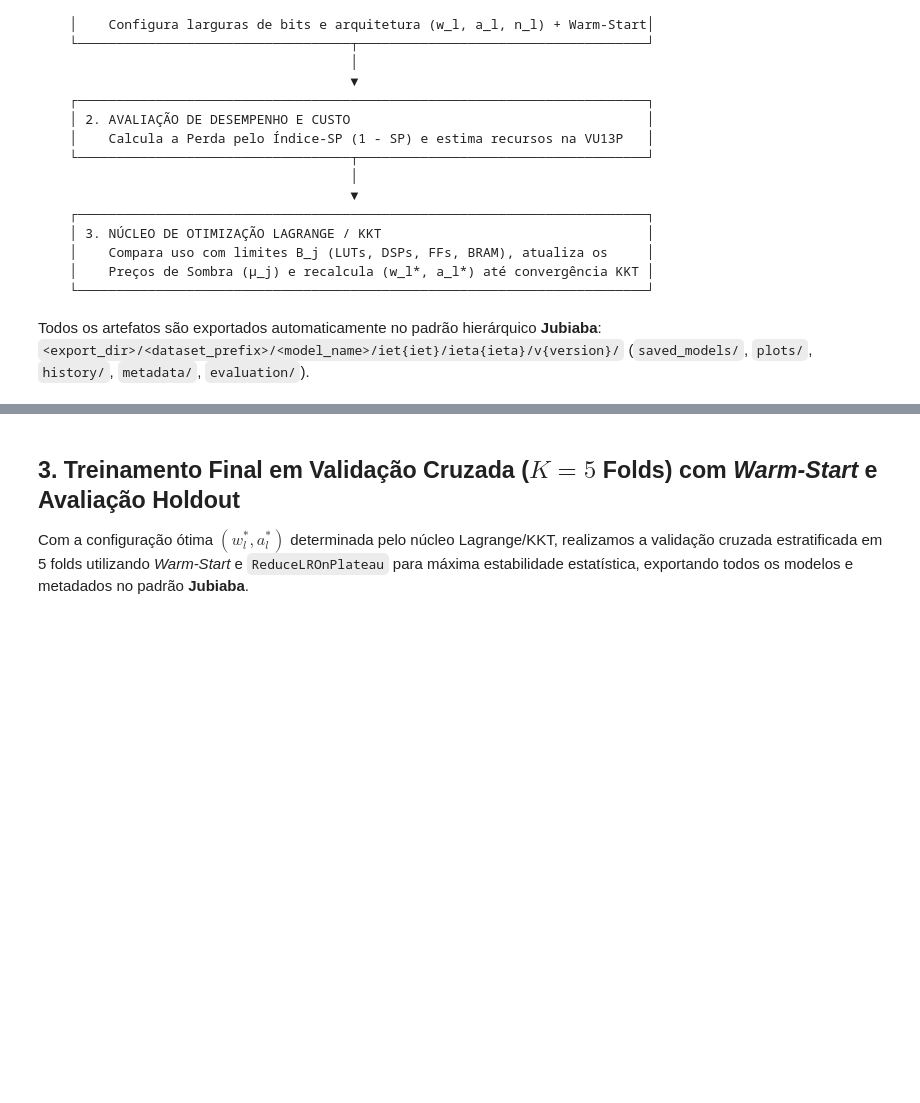
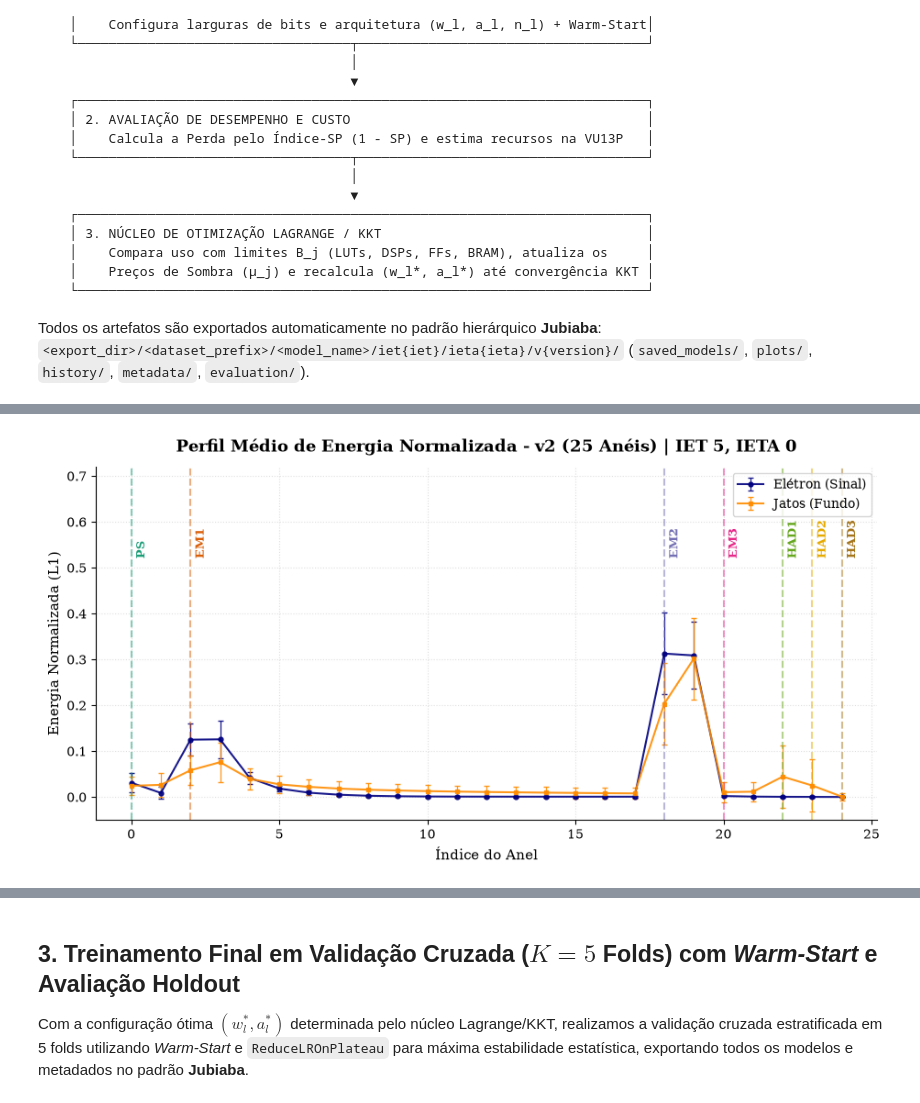
Before and after one commit to Felipe-Freire/cnn-optimization, a Jupyter notebook: notebooks/01_quantized_cnn1d_optimization.ipynb, the cells around one changed output, grey strips where cells are left out. Drawn from its saved outputs; the diff is of its cells as text; code cells hidden in the pictures; blank space fills up the shorter version.

```diff
--- a/notebooks/01_quantized_cnn1d_optimization.ipynb
+++ b/notebooks/01_quantized_cnn1d_optimization.ipynb
@@ -220,0 +118,99 @@ Em cada iteração $t$:
+# %%
+# ==============================================================================
+# PARÂMETROS GLOBAIS DO EXPERIMENTO
+# ==============================================================================
+EXPORT_DIR = os.path.join(repo_root, "results")
+DATASET_PREFIX = "mc21_13p6TeV.Zee.JF17.2sigma.5M"
+MODEL_NAME = "QCNN1D_KKT"
+IET = 5
+IETA = 0
+VERSION = 2        # 0 (100 anéis), 1 (50 anéis), ou 2 (25 anéis)
+N_SPLITS = 5       # Folds para validação cruzada
+EPOCHS_CV = 25     # Épocas por fold com Warm-Start e ReduceLROnPlateau
+QAT_EPOCHS = 8     # Épocas de QAT por candidato no laço de alocação
+
+# Dados: diretório com os arquivos <DATASET_PREFIX>.et<IET>_eta<IETA>.h5 (variável RINGER_DATA_DIR)
+DATA_DIR = os.environ.get("RINGER_DATA_DIR", os.path.join(repo_root, "data"))
+
+# Precisões fixas neste laço: entrada sem sinal ufixed<8,0> e ReLUs de 8 bits
+INPUT_BITS = 8
+ACT_BITS = {"conv1d_1": 8, "dense_1": 8}
+
+# Critério de seleção: menor custo cujo SP de validação fica no máximo 0,1 p.p. abaixo do 8 bits uniforme
+SP_TOLERANCE = 1e-3
+MAX_BUDGET_STEPS = 8      # passos da bisseção no orçamento de LUT
+BUDGET_REL_TOL = 0.03     # para quando o intervalo de orçamento fica abaixo de 3 %
+INSTANCE_FRACTION = 0.01  # teto: 1 % de cada recurso da VU13P
+
+cfg_versao = CONFIG_VERSOES[VERSION]
+input_dim = cfg_versao["input_dim"]
+kernel_size = cfg_versao["kernel"]
+num_filters = cfg_versao["filters"]
+dense_units = cfg_versao["dense_units"]
+
+# Teto da instância: 1 % do chip por recurso, dividido pela margem do modelo de custo calibrado
+COST_MODEL = get_cost_model()
+VU13P_INSTANCE_BUDGET = get_vu13p_budget(
+    {k: INSTANCE_FRACTION for k in VU13P_LIMITS}, margins=COST_MODEL.margins
+)
+
+df_vu13p = pd.DataFrame([
+    {
+        "Recurso FPGA (VU13P)": k,
+        "Capacidade Total Chip (Tabela 15)": f"{VU13P_LIMITS[k]:,.0f}",
+        "1 % do Chip": f"{INSTANCE_FRACTION * VU13P_LIMITS[k]:,.0f}",
+        "Margem do Modelo de Custo": f"{COST_MODEL.margins.get(k, 0.0) * 100:.1f} %",
+        "Orçamento da Instância (B_j)": f"{VU13P_INSTANCE_BUDGET[k]:,.0f}",
+    }
+    for k in VU13P_LIMITS.keys()
+])
+display(df_vu13p)
+
+exporter = ArtifactExporter(
+    export_dir=EXPORT_DIR,
+    dataset_prefix=DATASET_PREFIX,
+    model_name=MODEL_NAME,
+    iet=IET,
+    ieta=IETA,
+    version=VERSION,
+)
+
+data_path = os.path.join(DATA_DIR, f"{DATASET_PREFIX}.et{IET}_eta{IETA}.h5")
+df_loaded = pd.read_hdf(data_path, key="data")
+
+ring_columns = sorted(
+    [col for col in df_loaded.columns if col.startswith("trig_L2_cl_ring_")],
+    key=lambda x: int(x.split("_")[-1]),
+)
+signal_df = df_loaded[df_loaded["target"] == 1][ring_columns]
+background_df = df_loaded[df_loaded["target"] == 0][ring_columns]
+ns = min(len(signal_df), len(background_df))
+
+sig_sliced, estrutura_v = slice_rings_by_version(signal_df.values[:ns], VERSION)
+bkg_sliced, _ = slice_rings_by_version(background_df.values[:ns], VERSION)
+sig_normed = norm1(sig_sliced)
+bkg_normed = norm1(bkg_sliced)
+
+print(f"Total de eventos balanceados: {ns * 2:,} ({ns:,} Elétrons / {ns:,} Jatos)")
+print(f"Estrutura das camadas em v{VERSION} ({input_dim} anéis): {estrutura_v}")
+
+# Visualização 1: Perfil Médio de Energia por Camada
+plot_rings_profile(
+    sig_normed=sig_normed,
+    bkg_normed=bkg_normed,
+    estrutura=estrutura_v,
+    version=VERSION,
+    iet=IET,
+    ieta=IETA,
+    save_path=exporter.get_plot_path(f"rings_profile_v{VERSION}.png"),
+    show=True,
+)
+
+X_all = np.vstack([sig_normed, bkg_normed]).astype(np.float32)
+y_all = np.concatenate([np.ones(ns, dtype=np.float32), np.zeros(ns, dtype=np.float32)])
+
+X_dev, X_holdout, y_dev, y_holdout = train_test_split(
+    X_all, y_all, test_size=0.20, stratify=y_all, random_state=SEED
+)
+print(f"Conjunto de Desenvolvimento (CV): {X_dev.shape} | Conjunto Holdout Isolado: {X_holdout.shape}")
+# %% [output]
@@ -220,0 +224 @@ Em cada iteração $t$:
+[figure, added]
```
Also changed, not shown: parts of 10 cells of this notebook, 32 other files.
